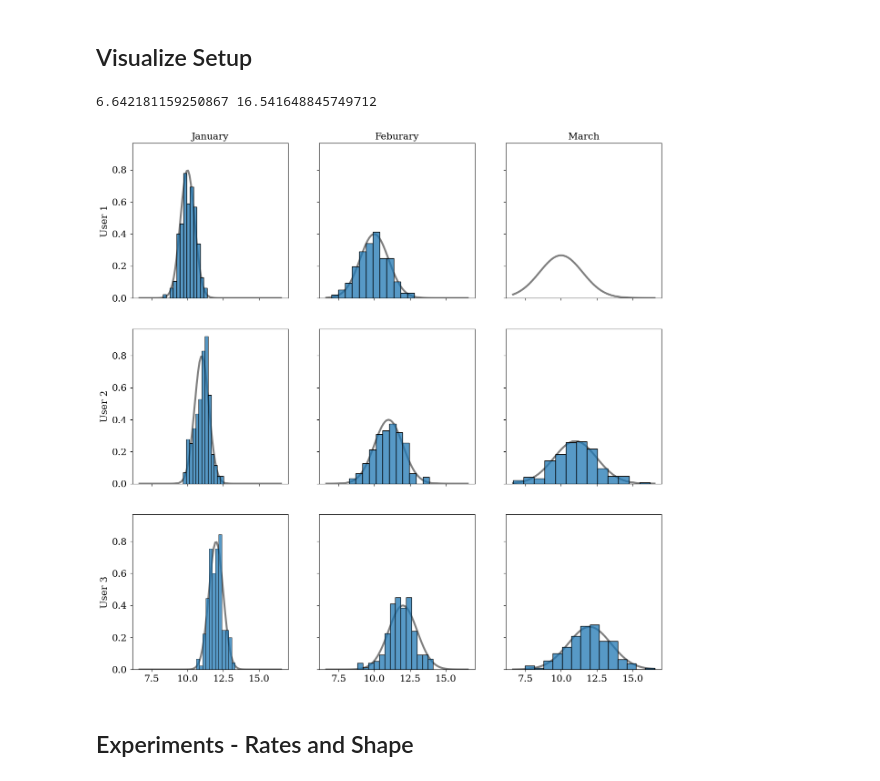
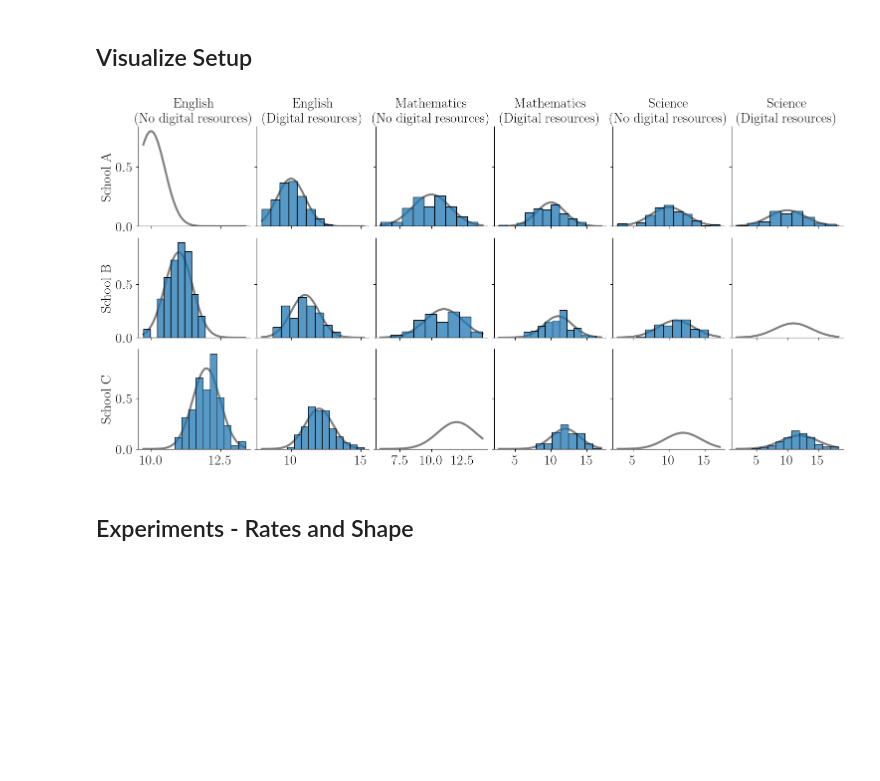
Before and after one commit to jacobf18/Dist-NN, a Jupyter notebook: nearest_neighbors.ipynb, the cells around one changed output. Saved outputs shown, nothing was run; the diff lists cells and outputs as text; code cells hidden in the pictures; blank space fills up the shorter version.

```diff
--- a/nearest_neighbors.ipynb
+++ b/nearest_neighbors.ipynb
@@ -20,6 +21,7 @@ plt.rc('font', family='serif')
 plt.rc('text', usetex=False)
 plt.rc('axes', axisbelow=True)
 label_size = 20
+mpl.rcParams['text.usetex'] = True
 mpl.rcParams['xtick.labelsize'] = label_size
 mpl.rcParams['ytick.labelsize'] = label_size
 mpl.rcParams['axes.labelsize'] = label_size
@@ -136,7 +138,7 @@ n = 1000
 
 p1 = []
 p2 = []
-M = 5000
+M = 10000
 
 lefts = [0, -1, -2]
 rights = [1, 1, 2]
@@ -152,8 +154,8 @@ for _ in range(M):
     barycenter = np.sqrt(n) * np.mean(data, axis = 0)
     barycenters.append(barycenter)
 barycenters = np.array(barycenters)
-t_float = 0.2
-s_float = 0.8
+t_float = 0.3
+s_float = 0.7
 
 t = int(n * t_float)
 s = int(n * s_float)
@@ -197,35 +201,46 @@ plt.show()
 # %% [markdown]
 ## Visualize Setup
 # %%
-fig, axes = plt.subplots(3, 3, figsize=(15, 15), sharey=True, sharex=True)
+fig, axes = plt.subplots(3, 6, figsize=(15, 7.5), sharey='row', sharex='col', layout="compressed")
 min_x = np.inf
 max_x = -np.inf
+skip = set([(0,0), (2,4), (1,5), (2,2)])
+min_xs = {i: np.inf for i in range(6)}
+max_xs = {i: -np.inf for i in range(6)}
 for i in range(3):
-    for j in range(3):
-        if i == 0 and j == 2:
+    for j in range(6):
+        if (i,j) in skip:
             continue
-        data = np.random.normal(i+10,(j+1) * 0.5,200)
-        if min(data) < min_x:
-            min_x = min(data)
-        if max(data) > max_x:
-            max_x = max(data)
-        sns.histplot(data, ax=axes[i,j], stat='density', zorder=0)
-x = np.linspace(min_x, max_x, 100)
-print(min_x, max_x)
+        data = np.random.normal(i+10,(j+1) * 0.5,100)
+        sns.histplot(data, ax=axes[i,j], stat='density', zorder=1)
+        min_xs[j] = min(min_xs[j], np.min(data))
+        max_xs[j] = max(max_xs[j], np.max(data))
+
 for i in range(3):
-    for j in range(3):
+    for j in range(6):
+        x = np.linspace(min_xs[j], max_xs[j], 100)
         pdf = scipy.stats.norm.pdf(x, i+10,(j+1) * 0.5)
-        axes[i,j].plot(x, pdf, linewidth=3, alpha=0.5, color='black', zorder=-1)
-axes[0,0].set_title("January")
-axes[0,1].set_title("Feburary")
-axes[0,2].set_title("March")
-axes[0,0].set_ylabel("User 1")
-axes[1,0].set_ylabel("User 2")
-axes[2,0].set_ylabel("User 3")
+        axes[i,j].plot(x, pdf,
+                       linewidth=3,
+                       alpha=0.5,
+                       color='black',
+                       zorder=0)
+        # axes[i,j].grid(True, alpha=0.4, zorder=-1)
+        axes[i,j].spines['top'].set_visible(False)
+        axes[i,j].spines['right'].set_visible(False)
+
+axes[0,0].set_title("English\n(No digital resources)")
+axes[0,1].set_title("English\n(Digital resources)")
+axes[0,2].set_title("Mathematics\n(No digital resources)")
+axes[0,3].set_title("Mathematics\n(Digital resources)")
+axes[0,4].set_title("Science\n(No digital resources)")
+axes[0,5].set_title("Science\n(Digital resources)")
+axes[0,0].set_ylabel("School A")
+axes[1,0].set_ylabel("School B")
+axes[2,0].set_ylabel("School C")
 plt.savefig("figures/setup.pdf")
 # %% [output]
-6.642181159250867 16.541648845749712
-[figure, old version]
+[figure, new version]
 # %% [markdown]
 ## Experiments - Rates and Shape
 # %% [markdown]
```
Also changed, not shown: parts of 38 cells of this notebook, 2 other files.
